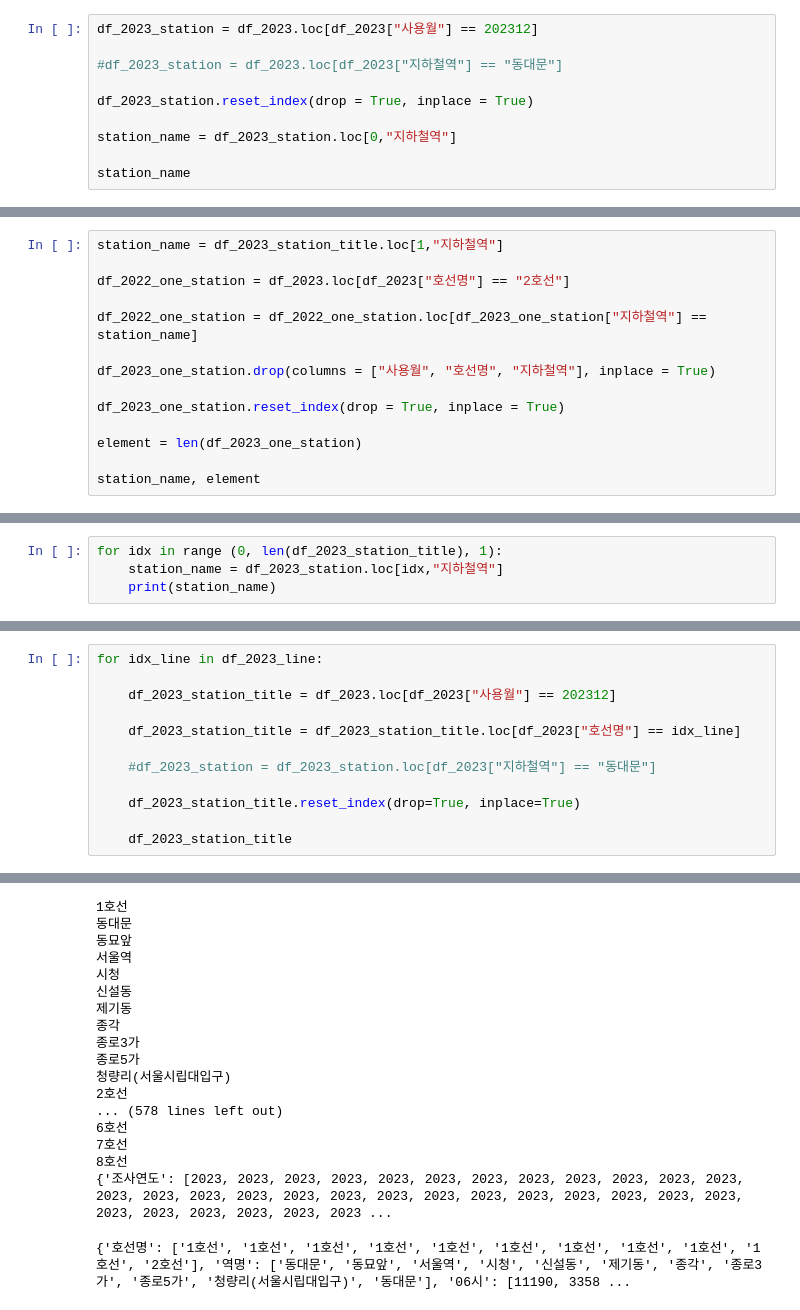
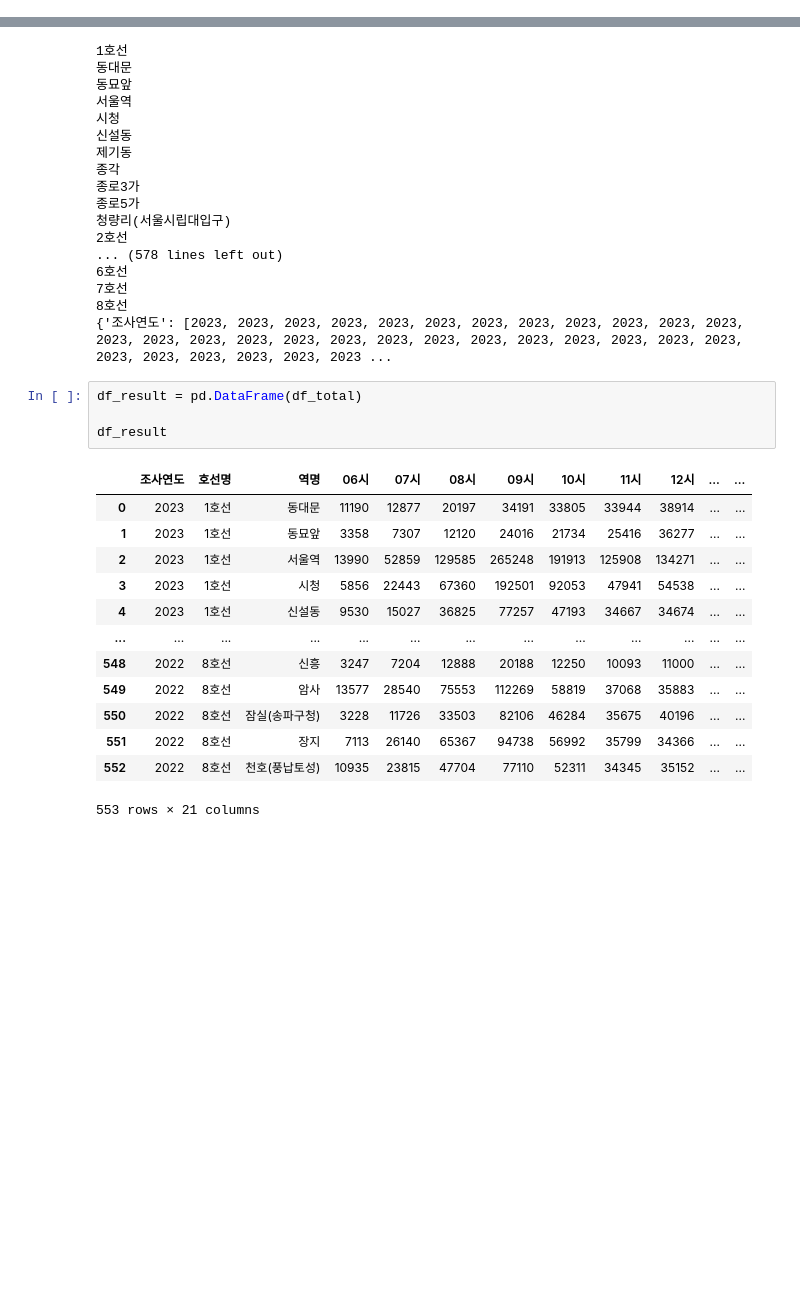
Before and after one commit to addinedu-ros-10th/eda-repo-2, a Jupyter notebook: src/subway_user.ipynb, the cells around one changed output, grey strips where cells are left out. Drawn from its saved outputs; the diff is of its cells as text; blank space fills up the shorter version.

```diff
--- a/src/subway_user.ipynb
+++ b/src/subway_user.ipynb
@@ -213,10 +190,0 @@ df_station
-# %%
-df_2023_station = df_2023.loc[df_2023["사용월"] == 202312]
-
-#df_2023_station = df_2023.loc[df_2023["지하철역"] == "동대문"]
-
-df_2023_station.reset_index(drop = True, inplace = True)
-
-station_name = df_2023_station.loc[0,"지하철역"]
-
-station_name
@@ -260,14 +190,0 @@ df_2023_station_title
-# %%
-station_name = df_2023_station_title.loc[1,"지하철역"]
-
-df_2022_one_station = df_2023.loc[df_2023["호선명"] == "2호선"]
-
-df_2022_one_station = df_2022_one_station.loc[df_2023_one_station["지하철역"] == station_name]
-
-df_2023_one_station.drop(columns = ["사용월", "호선명", "지하철역"], inplace = True)
-
-df_2023_one_station.reset_index(drop = True, inplace = True)
-
-element = len(df_2023_one_station)
-
-station_name, element
@@ -382,4 +211,0 @@ len(df_2023_station_title)
-# %%
-for idx in range (0, len(df_2023_station_title), 1):
-    station_name = df_2023_station.loc[idx,"지하철역"]
-    print(station_name)
@@ -397,12 +211,0 @@ for idx in range (0, len(df_2023_station_title), 1):
-# %%
-for idx_line in df_2023_line:
-
-    df_2023_station_title = df_2023.loc[df_2023["사용월"] == 202312]
-
-    df_2023_station_title = df_2023_station_title.loc[df_2023["호선명"] == idx_line]
-
-    #df_2023_station = df_2023_station.loc[df_2023["지하철역"] == "동대문"]
-
-    df_2023_station_title.reset_index(drop=True, inplace=True)
-
-    df_2023_station_title
@@ -843,5 +556,20 @@ print(df_total)
 8호선
 {'조사연도': [2023, 2023, 2023, 2023, 2023, 2023, 2023, 2023, 2023, 2023, 2023, 2023, 2023, 2023, 2023, 2023, 2023, 2023, 2023, 2023, 2023, 2023, 2023, 2023, 2023, 2023, 2023, 2023, 2023, 2023, 2023, 2023 ...
 # %%
+df_result = pd.DataFrame(df_total)
+
+df_result
 # %% [output]
+|  | 조사연도 | 호선명 | 역명 | 06시 | 07시 | 08시 | 09시 | 10시 | 11시 | 12시 | ... | ... |
+| 0 | 2023 | 1호선 | 동대문 | 11190 | 12877 | 20197 | 34191 | 33805 | 33944 | 38914 | ... | ... |
+| 1 | 2023 | 1호선 | 동묘앞 | 3358 | 7307 | 12120 | 24016 | 21734 | 25416 | 36277 | ... | ... |
+| 2 | 2023 | 1호선 | 서울역 | 13990 | 52859 | 129585 | 265248 | 191913 | 125908 | 134271 | ... | ... |
+| 3 | 2023 | 1호선 | 시청 | 5856 | 22443 | 67360 | 192501 | 92053 | 47941 | 54538 | ... | ... |
+| 4 | 2023 | 1호선 | 신설동 | 9530 | 15027 | 36825 | 77257 | 47193 | 34667 | 34674 | ... | ... |
+| ... | ... | ... | ... | ... | ... | ... | ... | ... | ... | ... | ... | ... |
+| 548 | 2022 | 8호선 | 신흥 | 3247 | 7204 | 12888 | 20188 | 12250 | 10093 | 11000 | ... | ... |
+| 549 | 2022 | 8호선 | 암사 | 13577 | 28540 | 75553 | 112269 | 58819 | 37068 | 35883 | ... | ... |
+| 550 | 2022 | 8호선 | 잠실(송파구청) | 3228 | 11726 | 33503 | 82106 | 46284 | 35675 | 40196 | ... | ... |
+| 551 | 2022 | 8호선 | 장지 | 7113 | 26140 | 65367 | 94738 | 56992 | 35799 | 34366 | ... | ... |
+| 552 | 2022 | 8호선 | 천호(풍납토성) | 10935 | 23815 | 47704 | 77110 | 52311 | 34345 | 35152 | ... | ... |
-{'호선명': ['1호선', '1호선', '1호선', '1호선', '1호선', '1호선', '1호선', '1호선', '1호선', '1호선', '2호선'], '역명': ['동대문', '동묘앞', '서울역', '시청', '신설동', '제기동', '종각', '종로3가', '종로5가', '청량리(서울시립대입구)', '동대문'], '06시': [11190, 3358 ...
+553 rows × 21 columns
```
Also changed, not shown: parts of 11 cells of this notebook.
